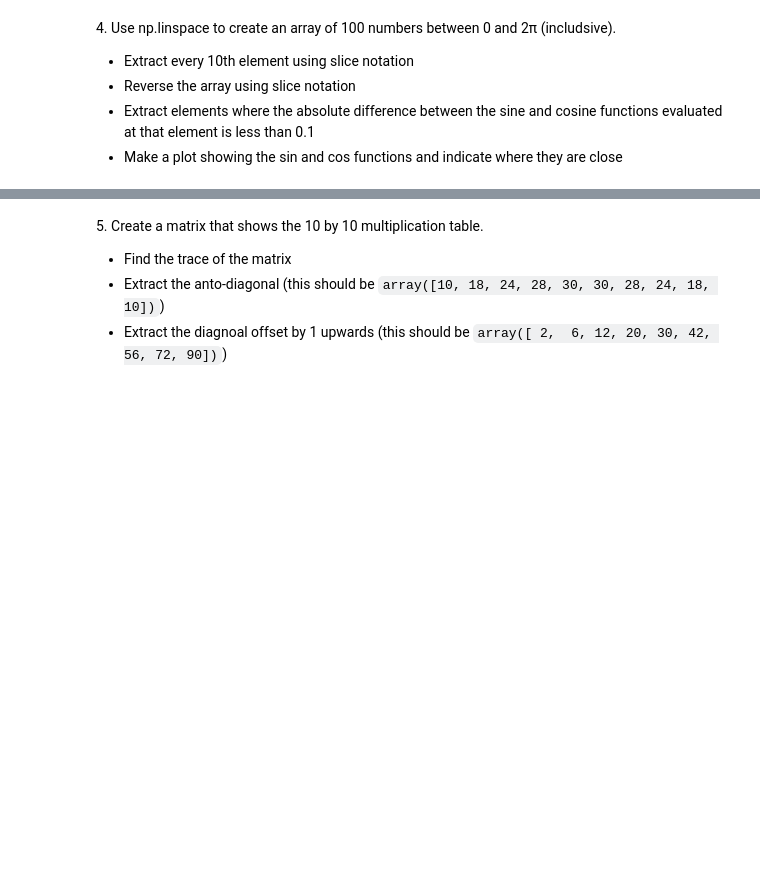
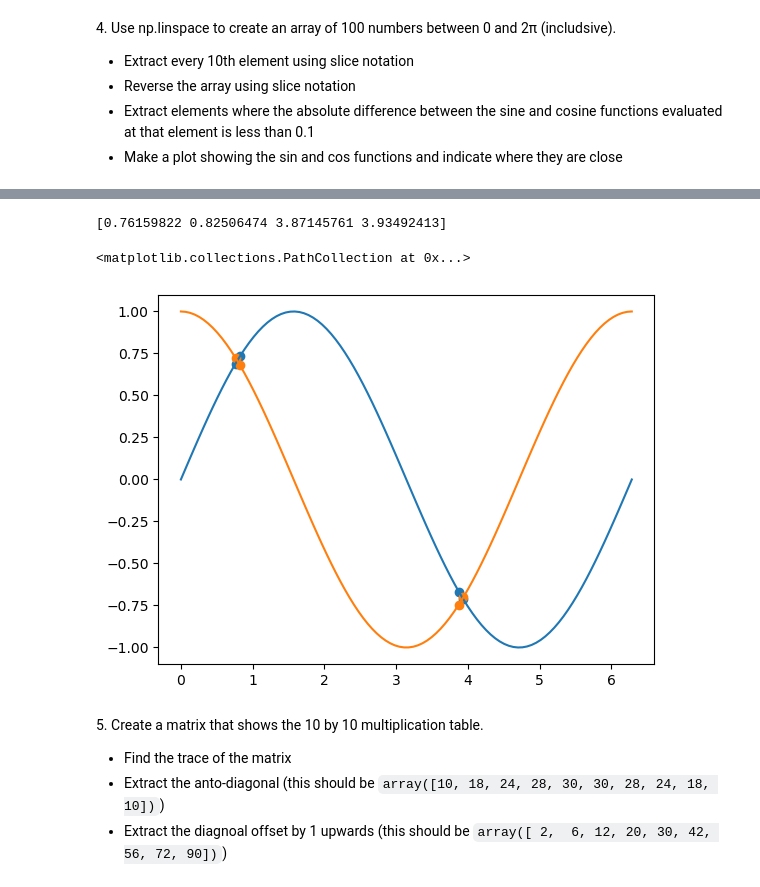
Before and after one commit to pietrobernard/LaboratoryOfComputationalPhysics_Y6, a Jupyter notebook: 04ex_Numpy.ipynb, the cells around one changed output, grey strips where cells are left out. Cells and saved outputs as stored; diff of their text form; code cells hidden in the pictures; blank space fills up the shorter version.

```diff
--- a/04ex_Numpy.ipynb
+++ b/04ex_Numpy.ipynb
@@ -32,3 +113,6 @@ Hint: Use the following numpy functions - np.random.random, np.any as well as Bo
   * Reverse the array using slice notation
   * Extract elements where the absolute difference between the sine and cosine functions evaluated at that element is less than 0.1
   * Make a plot showing the sin and cos functions and indicate where they are close
+# %%
+num_space = np.linspace(0,2*np.pi,100)
+print(num_space)
@@ -35,3 +159,20 @@ Hint: Use the following numpy functions - np.random.random, np.any as well as Bo
+# %%
+# extract elements with absolute diff betwn sin and cos < 0.1
+mask = np.abs(np.sin(num_space)-np.cos(num_space))<0.1
+extr_elements = num_space[mask]
+print(extr_elements)
+# %% [output]
+[0.76159822 0.82506474 3.87145761 3.93492413]
+# %%
+# plotting sine and cosine where they are close
+import matplotlib.pyplot as plt
+plt.plot(num_space, np.sin(num_space))
+plt.plot(num_space, np.cos(num_space))
+plt.scatter(extr_elements, np.sin(extr_elements))
+plt.scatter(extr_elements, np.cos(extr_elements))
+# %% [output]
+<matplotlib.collections.PathCollection at 0x...>
+[figure, added]
 # %% [markdown]
 5\. Create a matrix that shows the 10 by 10 multiplication table.
 
```
Also changed, not shown: parts of 21 cells of this notebook, 5 other files.
